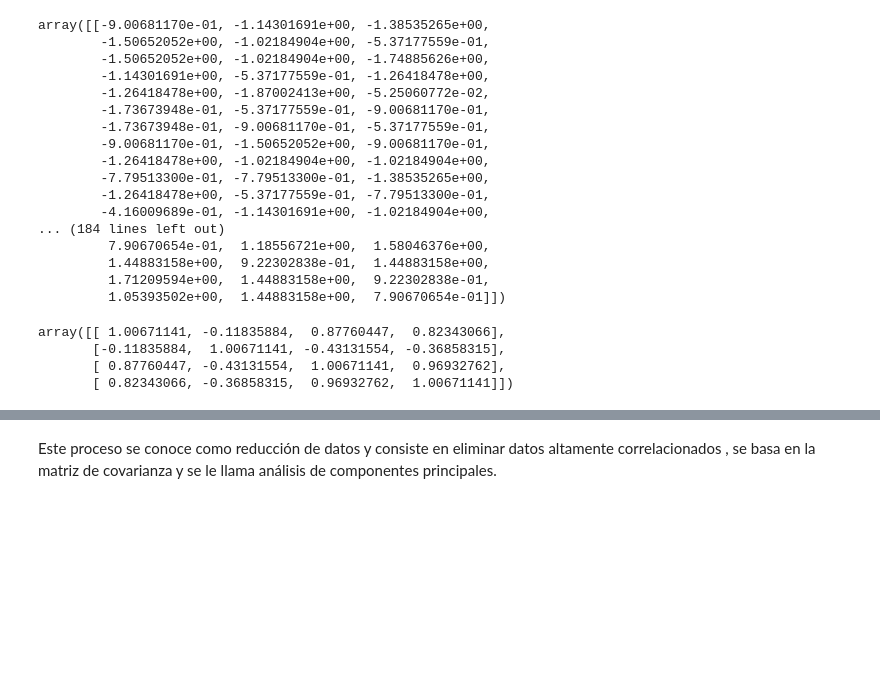
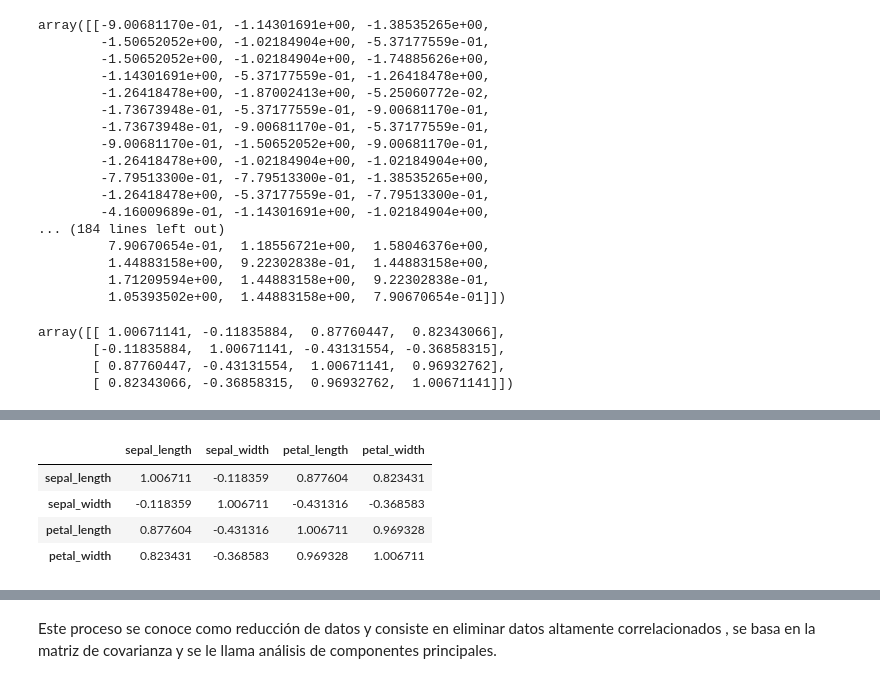
Before and after one commit to AAZG/Estadistica-descriptiva, a Jupyter notebook: notas-curso.ipynb, the cells around one changed output, grey strips where cells are left out. Drawn from its saved outputs; the diff is of its cells as text; code cells hidden in the pictures; blank space fills up the shorter version.

```diff
--- a/notas-curso.ipynb
+++ b/notas-curso.ipynb
@@ -822,0 +827,11 @@ hm = sns.heatmap(covariance_matrix,
+# %%
+iris_covariance_matrix = pd.DataFrame(covariance_matrix,
+                                    index=['sepal_length', 'sepal_width', 'petal_length', 'petal_width'],
+                                    columns=['sepal_length', 'sepal_width', 'petal_length', 'petal_width'])
+iris_covariance_matrix
+# %% [output]
+|  | sepal_length | sepal_width | petal_length | petal_width |
+| sepal_length | 1.006711 | -0.118359 | 0.877604 | 0.823431 |
+| sepal_width | -0.118359 | 1.006711 | -0.431316 | -0.368583 |
+| petal_length | 0.877604 | -0.431316 | 1.006711 | 0.969328 |
+| petal_width | 0.823431 | -0.368583 | 0.969328 | 1.006711 |
```
Also changed, not shown: parts of 8 cells of this notebook, 7 other files.
